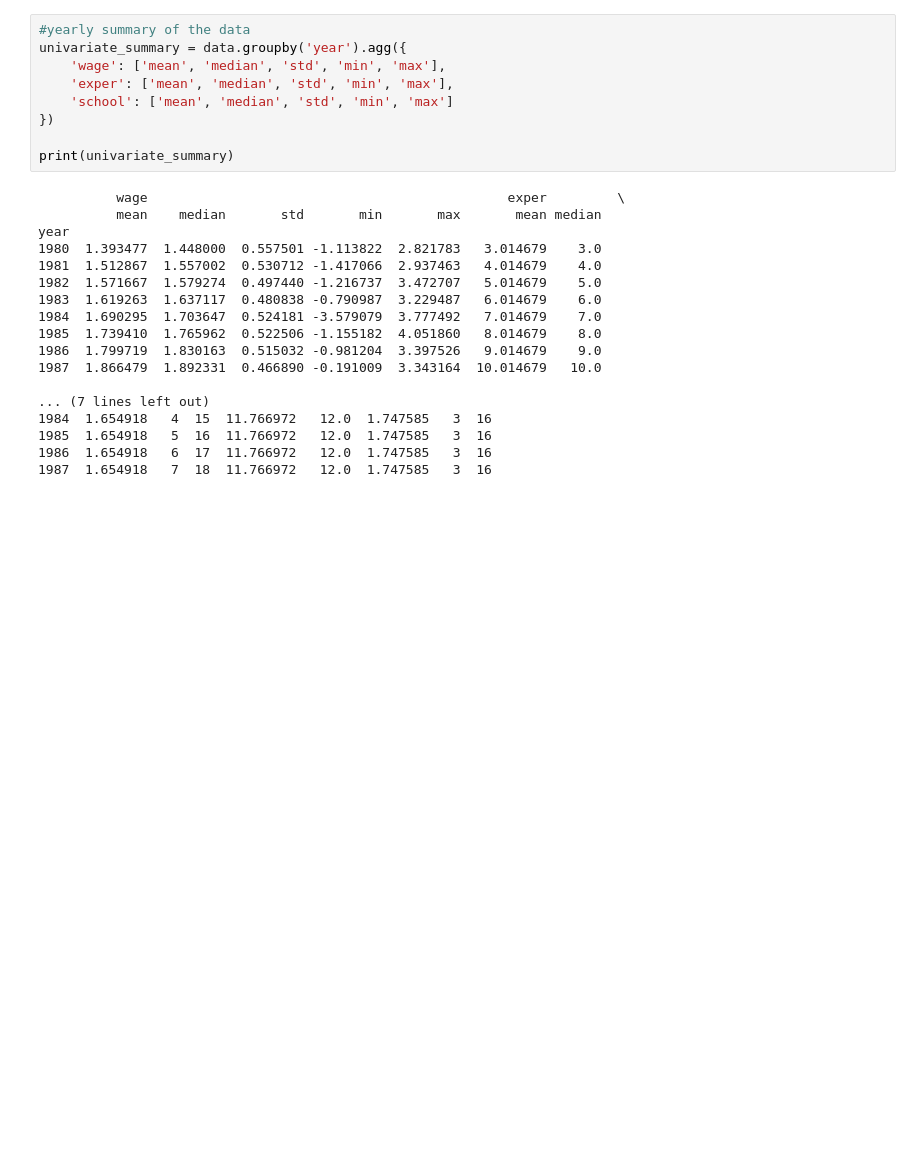
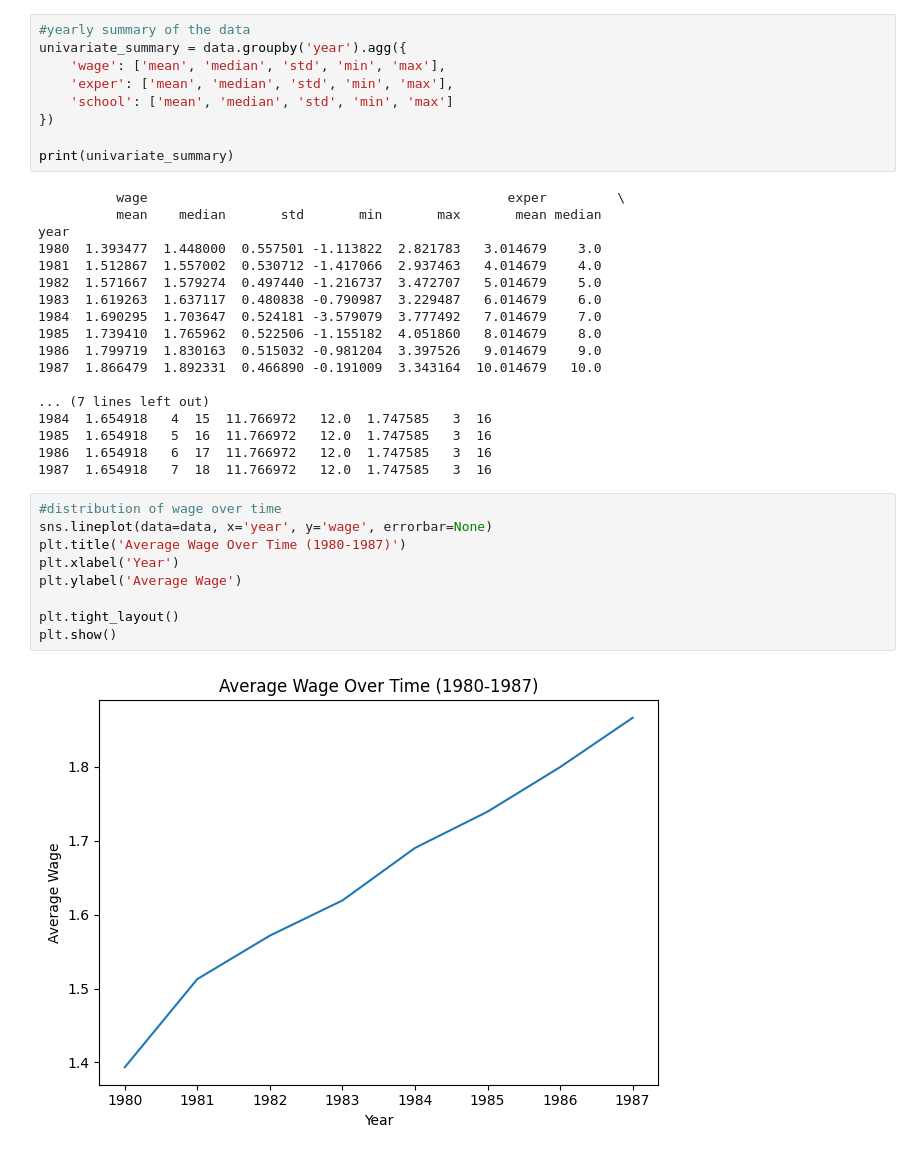
Before and after one commit to levyashvin/exploratory-data-analysis, a Jupyter notebook: males_dataset_analysis.ipynb, the cells around one changed output. Drawn from its saved outputs; the diff is of its cells as text; blank space fills up the shorter version.

```diff
--- a/males_dataset_analysis.ipynb
+++ b/males_dataset_analysis.ipynb
@@ -198,3 +198,14 @@ year
 1985  1.654918   5  16  11.766972   12.0  1.747585   3  16
 1986  1.654918   6  17  11.766972   12.0  1.747585   3  16
 1987  1.654918   7  18  11.766972   12.0  1.747585   3  16
+# %%
+#distribution of wage over time
+sns.lineplot(data=data, x='year', y='wage', errorbar=None)
+plt.title('Average Wage Over Time (1980-1987)')
+plt.xlabel('Year')
+plt.ylabel('Average Wage')
+
+plt.tight_layout()
+plt.show()
+# %% [output]
+[figure, added]
```
Also changed, not shown: parts of 4 cells of this notebook.
